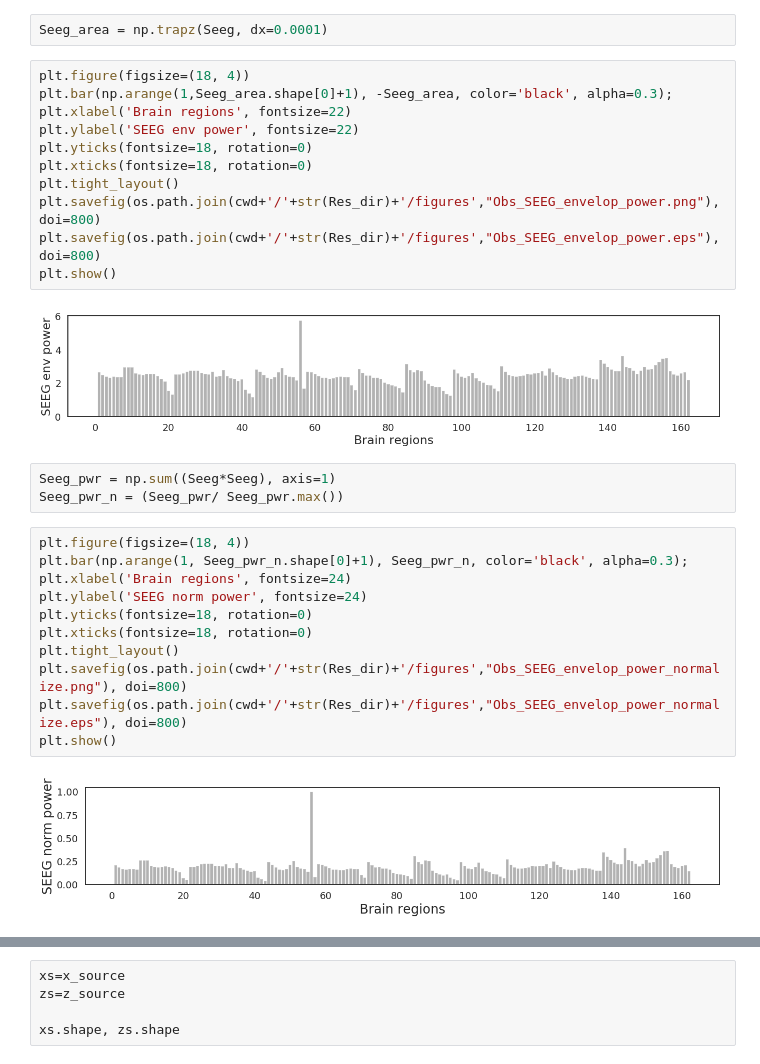
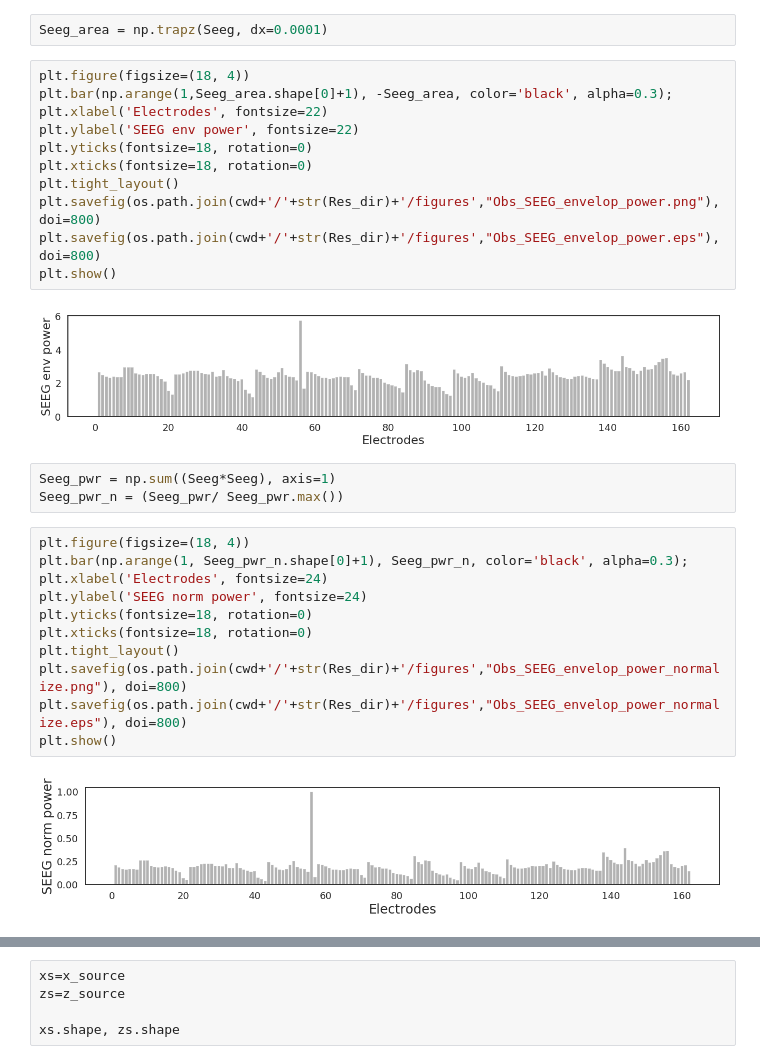
Before and after one commit to ins-amu/BVEP, a Jupyter notebook: Stan/BVEP_seeg_noncentered_stan_patient1_MAP.ipynb, the cells around one changed output, grey strips where cells are left out. Saved outputs shown, nothing was run; the diff lists cells and outputs as text.

```diff
--- a/Stan/BVEP_seeg_noncentered_stan_patient1_MAP.ipynb
+++ b/Stan/BVEP_seeg_noncentered_stan_patient1_MAP.ipynb
@@ -156,7 +156,7 @@ Seeg_area = np.trapz(Seeg, dx=0.0001)
 # %%
 plt.figure(figsize=(18, 4))
 plt.bar(np.arange(1,Seeg_area.shape[0]+1), -Seeg_area, color='black', alpha=0.3);
-plt.xlabel('Brain regions', fontsize=22)
+plt.xlabel('Electrodes', fontsize=22)
 plt.ylabel('SEEG env power', fontsize=22)
 plt.yticks(fontsize=18, rotation=0)
 plt.xticks(fontsize=18, rotation=0)
@@ -165,23 +165,23 @@ plt.savefig(os.path.join(cwd+'/'+str(Res_dir)+'/figures',"Obs_SEEG_envelop_power
 plt.savefig(os.path.join(cwd+'/'+str(Res_dir)+'/figures',"Obs_SEEG_envelop_power.eps"), doi=800)
 plt.show()
 # %% [output]
-[figure, old version]
+[figure, new version]
 # %%
 Seeg_pwr = np.sum((Seeg*Seeg), axis=1)
 Seeg_pwr_n = (Seeg_pwr/ Seeg_pwr.max())
 # %%
 plt.figure(figsize=(18, 4))
 plt.bar(np.arange(1, Seeg_pwr_n.shape[0]+1), Seeg_pwr_n, color='black', alpha=0.3);
-plt.xlabel('Brain regions', fontsize=24)
+plt.xlabel('Electrodes', fontsize=24)
 plt.ylabel('SEEG norm power', fontsize=24)
 plt.yticks(fontsize=18, rotation=0)
 plt.xticks(fontsize=18, rotation=0)
 plt.tight_layout()
 plt.savefig(os.path.join(cwd+'/'+str(Res_dir)+'/figures',"Obs_SEEG_envelop_power_normalize.png"), doi=800)
 plt.savefig(os.path.join(cwd+'/'+str(Res_dir)+'/figures',"Obs_SEEG_envelop_power_normalize.eps"), doi=800)
 plt.show()
 # %% [output]
-[figure, old version]
+[figure, new version]
 # %%
 plt.figure(figsize=(12,8))
 plt.subplot(211)
```
Also changed, not shown: parts of 14 cells of this notebook, 1 other file.
